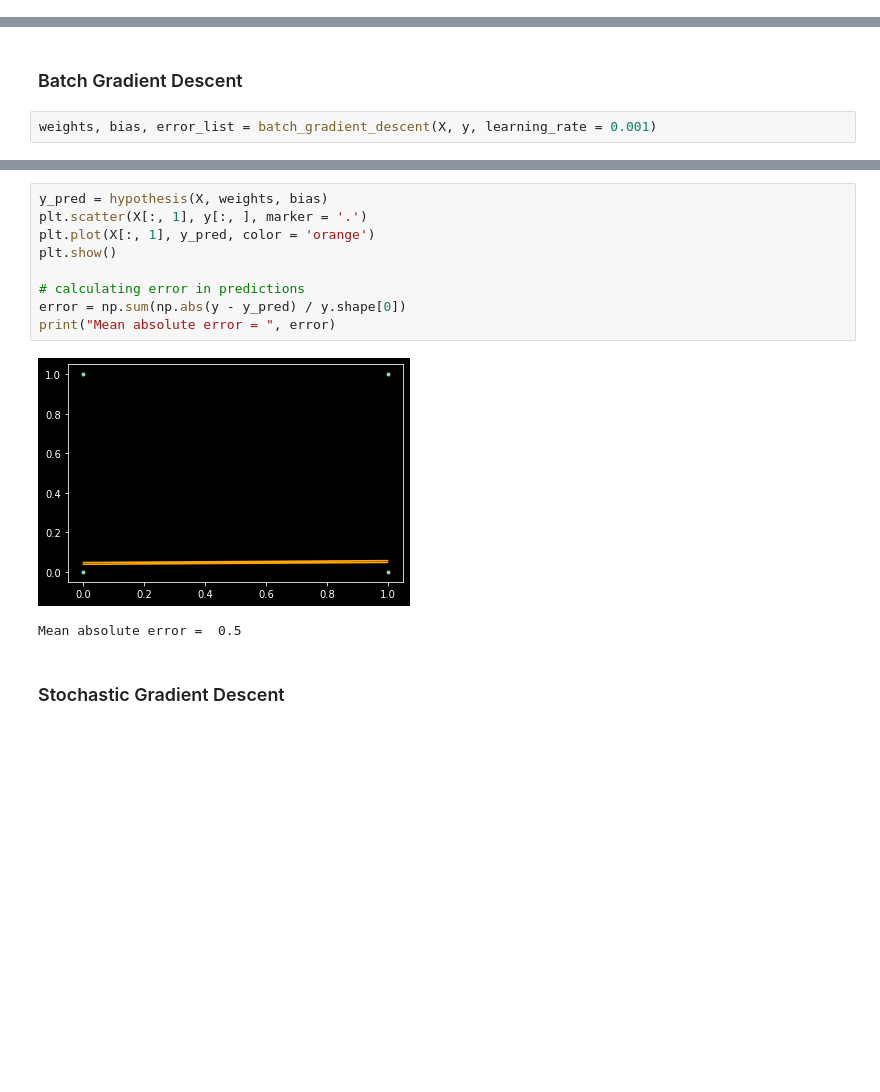
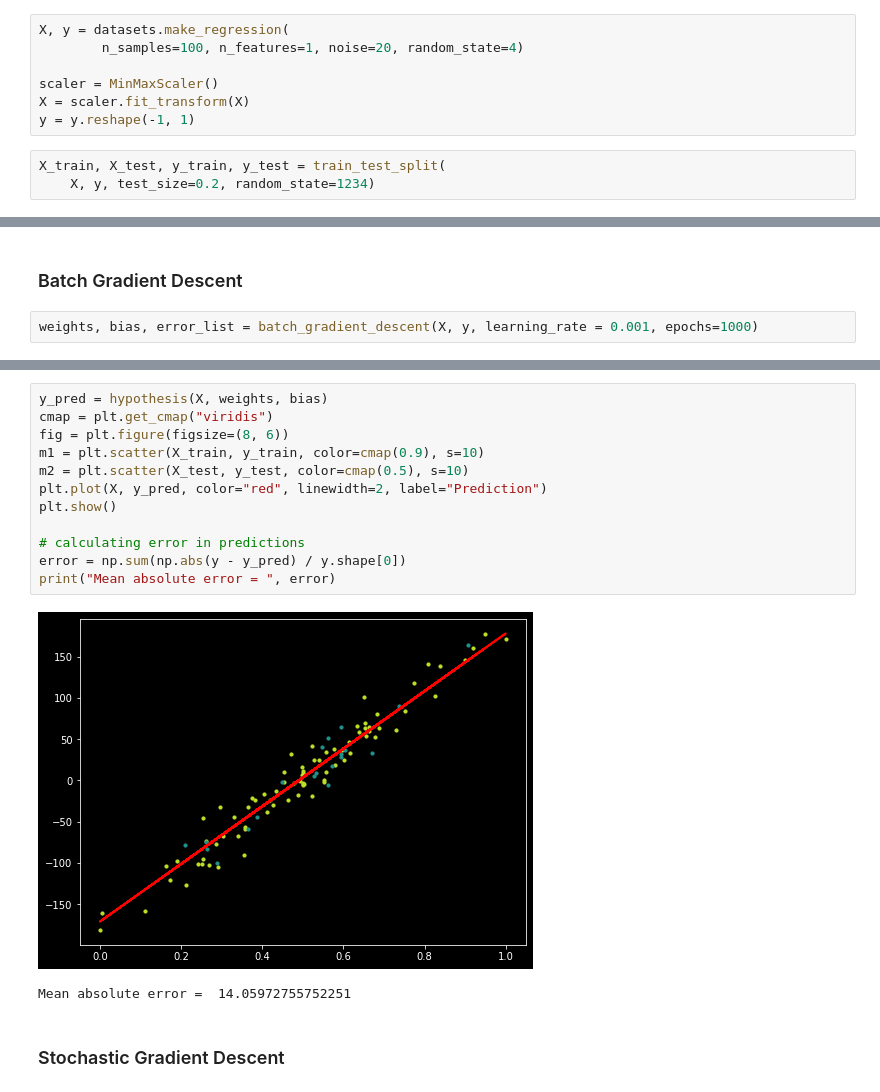
Before and after one commit to indrapaul824/Deep-Learning-with-TensorFlow, a Jupyter notebook: University Course - Code/Deep Learning/Core/Perceptron - Gradient Descent.ipynb, the cells around one changed output, grey strips where cells are left out. Saved outputs shown, nothing was run; the diff lists cells and outputs as text; blank space fills up the shorter version.

Commit message:
Update plots with toy data

```diff
--- a/University Course - Code/Deep Learning/Core/Perceptron - Gradient Descent.ipynb
+++ b/University Course - Code/Deep Learning/Core/Perceptron - Gradient Descent.ipynb
@@ -116,0 +106,10 @@ array([[0],
+# %%
+X, y = datasets.make_regression(
+        n_samples=100, n_features=1, noise=20, random_state=4)
+
+scaler = MinMaxScaler()
+X = scaler.fit_transform(X)
+y = y.reshape(-1, 1)
+# %%
+X_train, X_test, y_train, y_test = train_test_split(
+    X, y, test_size=0.2, random_state=1234)
@@ -117,5 +120,5 @@ array([[0],
 # %% [markdown]
 ### Batch Gradient Descent
 # %%
-weights, bias, error_list = batch_gradient_descent(X, y, learning_rate = 0.001)
+weights, bias, error_list = batch_gradient_descent(X, y, learning_rate = 0.001, epochs=1000)
 # %% [output]
@@ -148,15 +156,18 @@ Weights =
 # %%
 y_pred = hypothesis(X, weights, bias)
-plt.scatter(X[:, 1], y[:, ], marker = '.')
-plt.plot(X[:, 1], y_pred, color = 'orange')
+cmap = plt.get_cmap("viridis")
+fig = plt.figure(figsize=(8, 6))
+m1 = plt.scatter(X_train, y_train, color=cmap(0.9), s=10)
+m2 = plt.scatter(X_test, y_test, color=cmap(0.5), s=10)
+plt.plot(X, y_pred, color="red", linewidth=2, label="Prediction")
 plt.show()
 
 # calculating error in predictions
 error = np.sum(np.abs(y - y_pred) / y.shape[0])
 print("Mean absolute error = ", error)
 # %% [output]
-[figure, old version]
+[figure, new version]
-Mean absolute error =  0.5
+Mean absolute error =  14.05972755752251
 # %% [markdown]
 ### Stochastic Gradient Descent
 # %%
```
Also changed, not shown: parts of 14 cells of this notebook.
